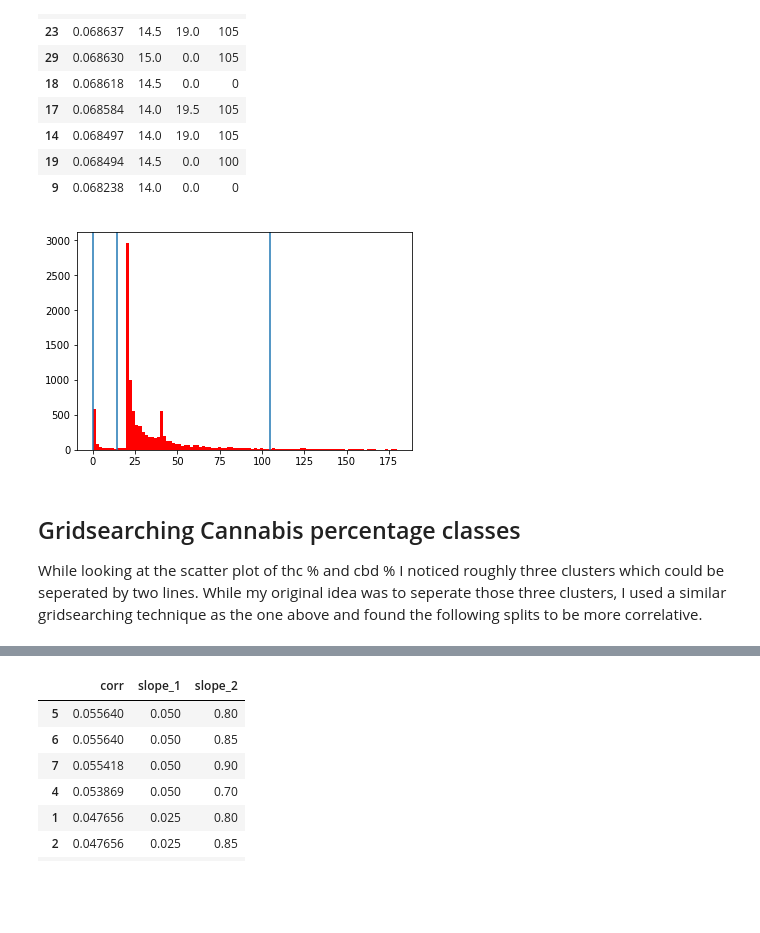
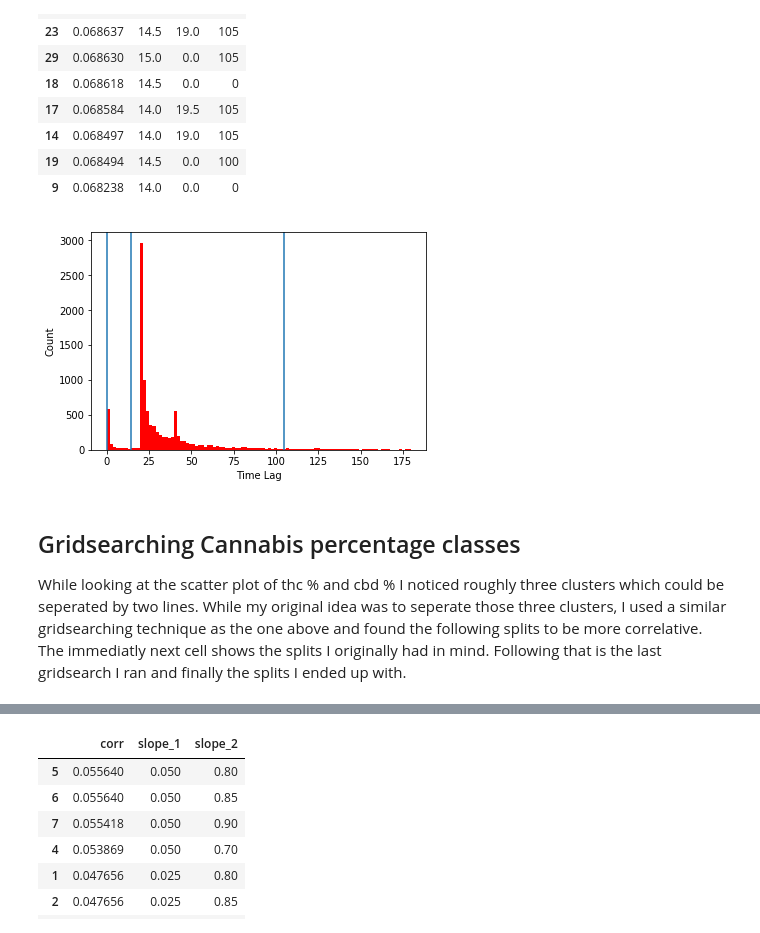
Before and after one commit to TerraJRiley/Cannabis_data, a Jupyter notebook: Cannabis_modeling_results.ipynb, the cells around one changed output, grey strips where cells are left out. Saved outputs shown, nothing was run; the diff lists cells and outputs as text; code cells hidden in the pictures; blank space fills up the shorter version.

```diff
--- a/Cannabis_modeling_results.ipynb
+++ b/Cannabis_modeling_results.ipynb
@@ -248,24 +263,25 @@ df_grid
 # %%
 best_low, best_mid, best_high = df_grid.iloc[0,1], df_grid.iloc[0,2], df_grid.iloc[0,3]
 
 def sorting(row):
     if row['time_lag'] < best_low:
         result = .1
     elif row['time_lag'] < best_mid:
         result = .2
     elif row['time_lag'] < best_high:
         result = .3
     else:
         result = .4
     return result
 df['binned_time'] = df.apply(sorting, axis=1)
-
+plt.ylabel('Count')
+plt.xlabel('Time Lag')
 plt.axvline(x = best_low)
 plt.axvline(x = best_mid)
 plt.axvline(x = best_high)
 plt.hist(df['time_lag'], bins = 100, color='red');
 # %% [output]
-[figure, old version]
+[figure, new version]
 # %% [markdown]
 ## Gridsearching Cannabis percentage classes
-While looking at the scatter plot of thc % and cbd % I noticed roughly three clusters which could be seperated by two lines.  While my original idea was to seperate those three clusters, I used a similar gridsearching technique as the one above and found the following splits to be more correlative.
+While looking at the scatter plot of thc % and cbd % I noticed roughly three clusters which could be seperated by two lines.  While my original idea was to seperate those three clusters, I used a similar gridsearching technique as the one above and found the following splits to be more correlative.  The immediatly next cell shows the splits I originally had in mind.  Following that is the last gridsearch I ran and finally the splits I ended up with.
```
Also changed, not shown: parts of 65 cells of this notebook, 2 other files.
